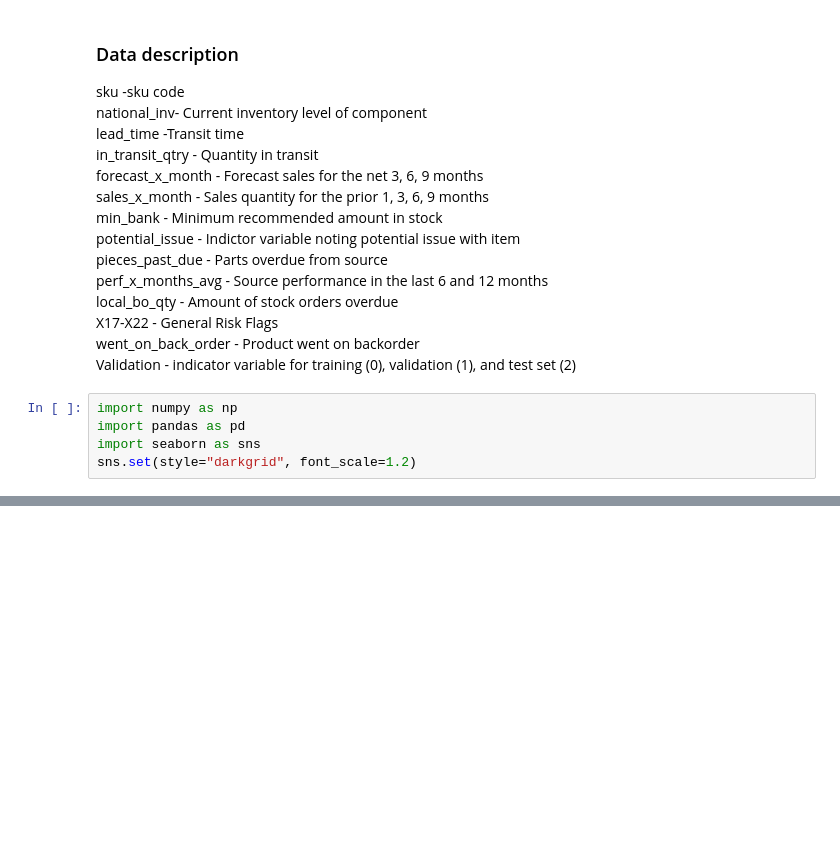
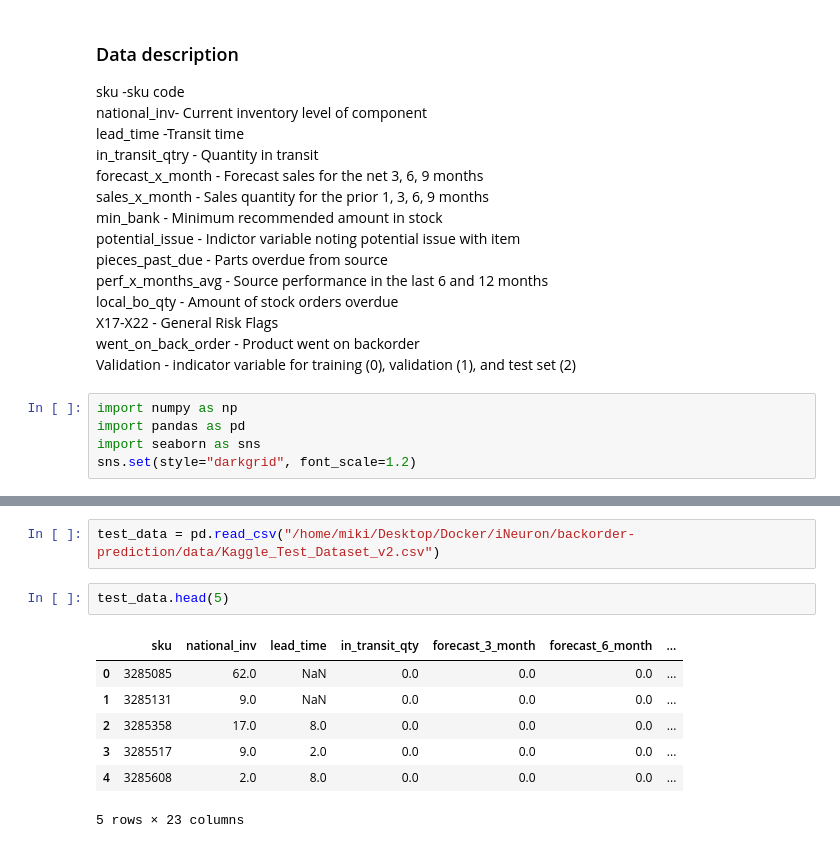
Before and after one commit to Michael-yousuf123/backorder-prediction, a Jupyter notebook: notebook/exploration.ipynb, the cells around one changed output, grey strips where cells are left out. Drawn from its saved outputs; the diff is of its cells as text; blank space fills up the shorter version.

```diff
--- a/notebook/exploration.ipynb
+++ b/notebook/exploration.ipynb
@@ -29,0 +42,12 @@ data = pd.read_csv("/home/miki/Desktop/Docker/iNeuron/backorder-prediction/datas
+# %%
+test_data = pd.read_csv("/home/miki/Desktop/Docker/iNeuron/backorder-prediction/data/Kaggle_Test_Dataset_v2.csv")
+# %%
+test_data.head(5)
+# %% [output]
+|  | sku | national_inv | lead_time | in_transit_qty | forecast_3_month | forecast_6_month | ... |
+| 0 | 3285085 | 62.0 | NaN | 0.0 | 0.0 | 0.0 | ... |
+| 1 | 3285131 | 9.0 | NaN | 0.0 | 0.0 | 0.0 | ... |
+| 2 | 3285358 | 17.0 | 8.0 | 0.0 | 0.0 | 0.0 | ... |
+| 3 | 3285517 | 9.0 | 2.0 | 0.0 | 0.0 | 0.0 | ... |
+| 4 | 3285608 | 2.0 | 8.0 | 0.0 | 0.0 | 0.0 | ... |
+5 rows × 23 columns
```
Also changed, not shown: parts of 21 cells of this notebook, 1 other file.
